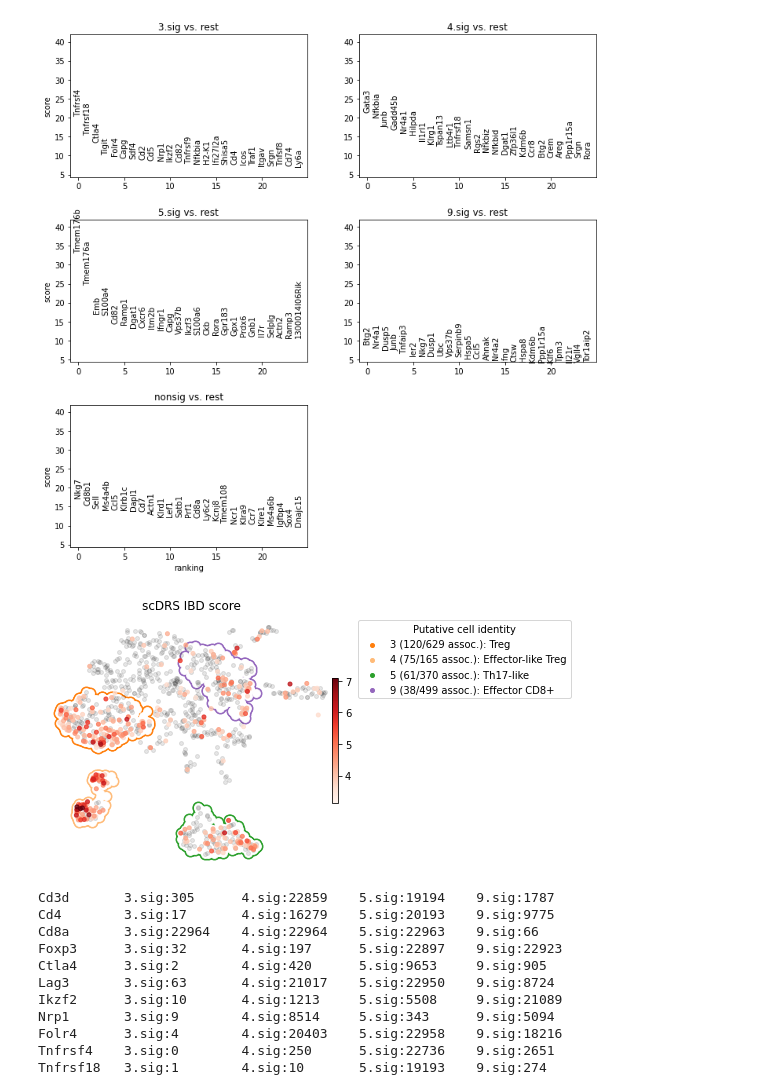
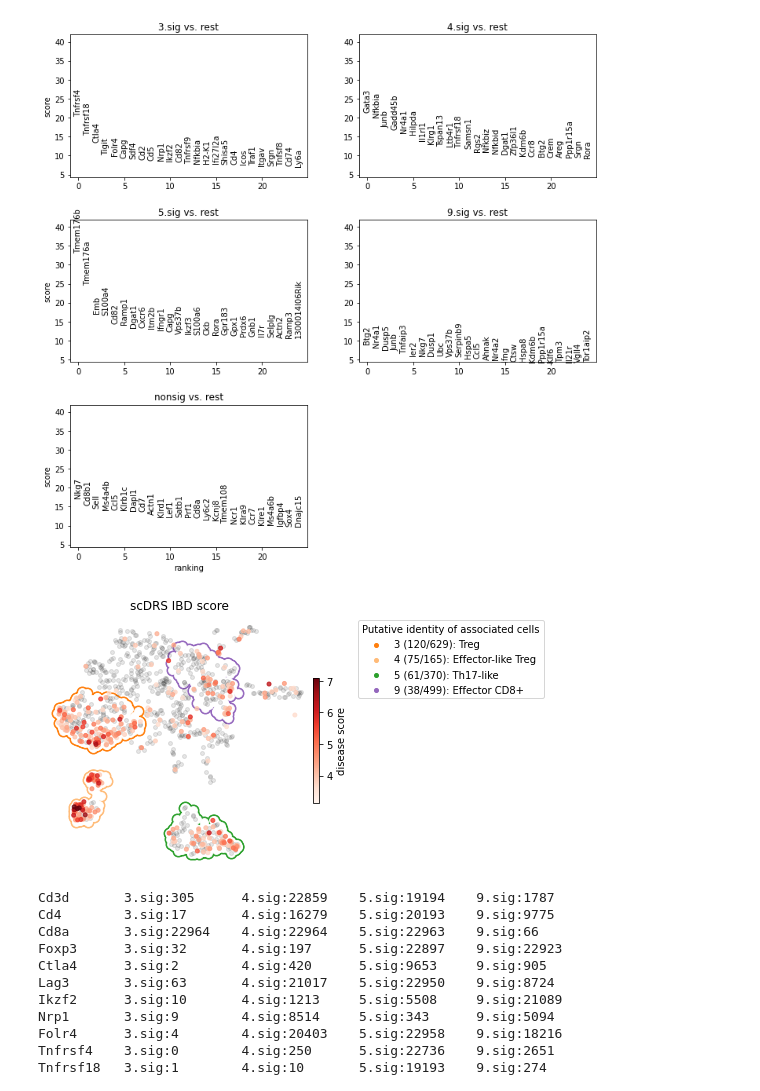
Before and after one commit to martinjzhang/scDRS, a Jupyter notebook: experiments/job.case_tcell/s3_analysis_tcell.ipynb, the cells around one changed output. Drawn from its saved outputs; the diff is of its cells as text; code cells hidden in the pictures.

```diff
--- a/experiments/job.case_tcell/s3_analysis_tcell.ipynb
+++ b/experiments/job.case_tcell/s3_analysis_tcell.ipynb
@@ -160 +163,23 @@ plt.show()
 [figure]
+# %%
+# Covariate composition
+df_plot = adata.obs.copy()
+df_plot['label'] = ['%s: %s'%(x,y) for x,y in zip(df_plot['leiden_reorder'], df_plot['leiden_anno'])]
+df_plot['label'] = df_plot['label'].astype('category')
+cluster_list = sorted(set(df_plot['leiden_reorder']))
+for col in ['tissue', 'age', 'sex']:
+    term_list = sorted(set(df_plot[col]))
+    plt.figure(figsize=[6,4])
+    v_y = np.zeros(len(cluster_list))
+    for term in term_list:
+        v_y_dif = np.array([(df_plot.loc[df_plot['leiden_reorder']==x, col]==term).mean() for x in cluster_list])
+        plt.bar(cluster_list, v_y_dif, bottom=v_y, label=term)
+        v_y = v_y+v_y_dif
+    plt.xticks(cluster_list, cluster_list)
+    plt.ylabel(col)
+    plt.ylim([0,1])
+    plt.title('Composition of %s in each cluster'%col)
+    plt.legend(bbox_to_anchor=(1.1, 1.05))
+    plt.tight_layout()
+    plt.savefig(FIG_PATH+'/tcell_tms_%s.svg'%col)
+    plt.show()
@@ -298,7 +327,7 @@ df_plot = df_plot.join(dic_score[ds][['%s.fdr'%trait, '%s.norm_score'%trait]])
 df_plot.sort_values('%s.fdr'%trait, ascending=False, inplace=True)
 
 # Figure
-plt.figure(figsize=[7.5,4])
+plt.figure(figsize=[7.2,4])
 ax = plt.subplot(1,1,1)
 ax.axis('off')
 
@@ -307,43 +336,42 @@ x_range = df_plot['UMAP1'].max()-df_plot['UMAP1'].min()
 y_range = df_plot['UMAP2'].max()-df_plot['UMAP2'].min()
 for cluster in group_list:
     ind_select = df_plot['leiden_reorder']==cluster.split('.')[0]
-    assoc_str = '(%d/%d assoc.)'%((ind_select&(df_plot['leiden_sig']!='nonsig')).sum(), ind_select.sum())
+    assoc_str = '(%d/%d)'%((ind_select&(df_plot['leiden_sig']!='nonsig')).sum(), ind_select.sum())
     temp_df = df_plot.loc[ind_select, ['UMAP1', 'UMAP2']].copy()
     xmin = np.quantile(temp_df['UMAP1'], 0.05)-0.05*x_range,
     xmax = np.quantile(temp_df['UMAP1'], 0.95)+0.05*x_range
     ymin = np.quantile(temp_df['UMAP2'], 0.05)-0.05*y_range,
     ymax = np.quantile(temp_df['UMAP2'], 0.95)+0.05*y_range
     ind_select = (temp_df['UMAP1']>xmin) & (temp_df['UMAP1']<xmax) & \
                     (temp_df['UMAP2']>ymin) & (temp_df['UMAP2']<ymax)
     plt.scatter(temp_df.loc[ind_select, 'UMAP1'][:2], temp_df.loc[ind_select, 'UMAP2'][:2],
                 s=16, color=cmap(int(cluster.split('.')[0])-1),
                 label=dic_config[cluster][0].replace('@a',assoc_str), zorder=0)
     plt.scatter(temp_df.loc[ind_select, 'UMAP1'], temp_df.loc[ind_select, 'UMAP2'],
                 s=120, color=cmap(int(cluster.split('.')[0])-1), zorder=1)
     plt.scatter(temp_df.loc[ind_select, 'UMAP1'], temp_df.loc[ind_select, 'UMAP2'],
                 s=60, color='w', zorder=2)
 
-# ind_select_sig = (df_plot['leiden_sig']!='nonsig')
 ind_select_sig = (df_plot['leiden_sig_full']!='nonsig')
 np.random.seed(0)
 cell_list_nonsig = np.random.choice(df_plot.index[~ind_select_sig],
                                     size=int((~ind_select_sig).sum()*0.2), replace=False)
 plt.scatter(df_plot.loc[cell_list_nonsig, 'UMAP1'], df_plot.loc[cell_list_nonsig, 'UMAP2'],
                 c='k', s=16, alpha=0.1, zorder=5)
 
 vmax = np.quantile(df_plot.loc[ind_select_sig, '%s.norm_score'%trait], 0.99) + 0.5
 vmin = np.quantile(df_plot.loc[ind_select_sig, '%s.norm_score'%trait], 0.01) - 0.5
 plt.scatter(df_plot.loc[ind_select_sig, 'UMAP1'], df_plot.loc[ind_select_sig, 'UMAP2'],
             c=df_plot.loc[ind_select_sig, '%s.norm_score'%trait],
             cmap='Reds', s=16, vmax=vmax, vmin=vmin, alpha=0.8, zorder=10)
-plt.colorbar(shrink=0.5, pad=-0.02)
-plt.legend(bbox_to_anchor=(1.05, 1), loc='upper left', title='Putative cell identity')
+plt.colorbar(shrink=0.5, pad=0, label='disease score')
+plt.legend(bbox_to_anchor=(1.15, 1), loc='upper left', title='Putative identity of associated cells')
 plt.title('scDRS %s score'%DF_TRAIT_INFO.loc[trait, 'Code'])
 plt.tight_layout()
 plt.savefig(FIG_PATH+'/sctrs_assoc.annot_IBD_umap.svg')
 plt.show()
 # %% [output]
-[figure, old version]
+[figure, new version]
 # %%
 # Show interesting genes
 # https://www.rndsystems.com/resources/cell-markers/immune-cells/regulatory-t-cell/regulatory-t-cell-markers
```
Also changed, not shown: parts of 12 cells of this notebook, 10 other files.
